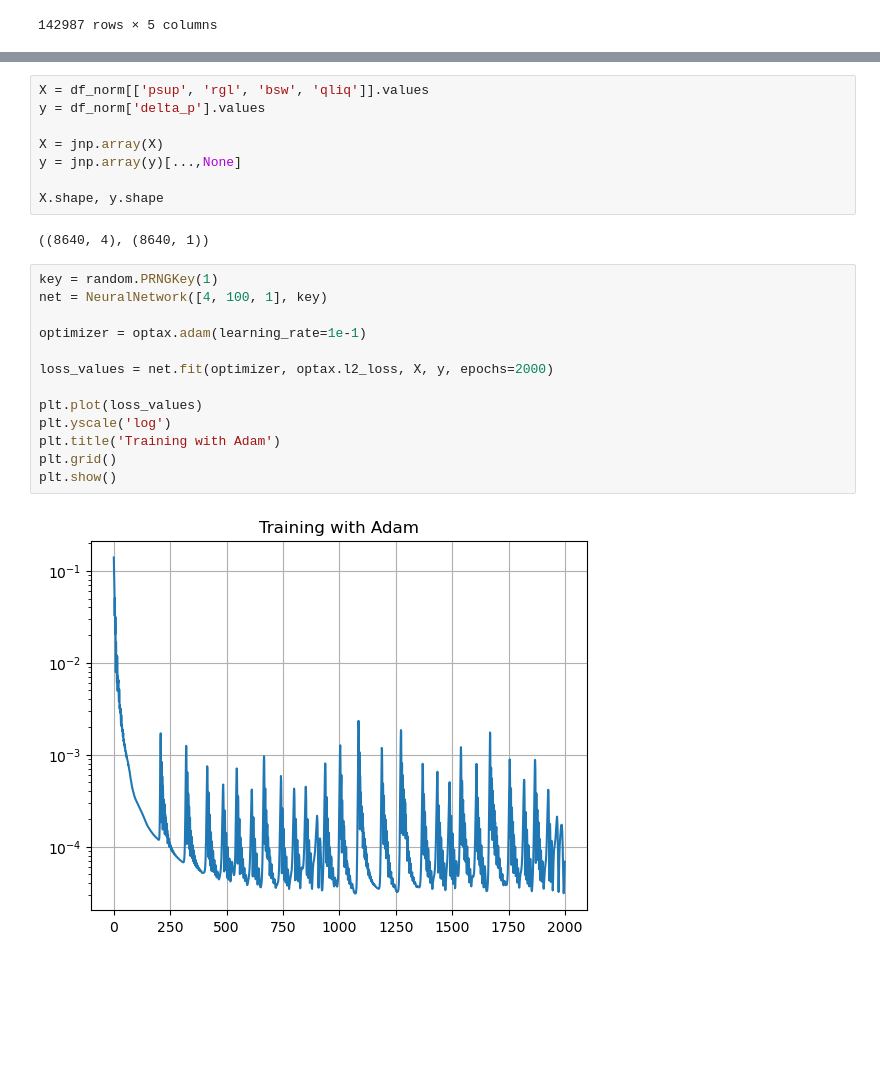
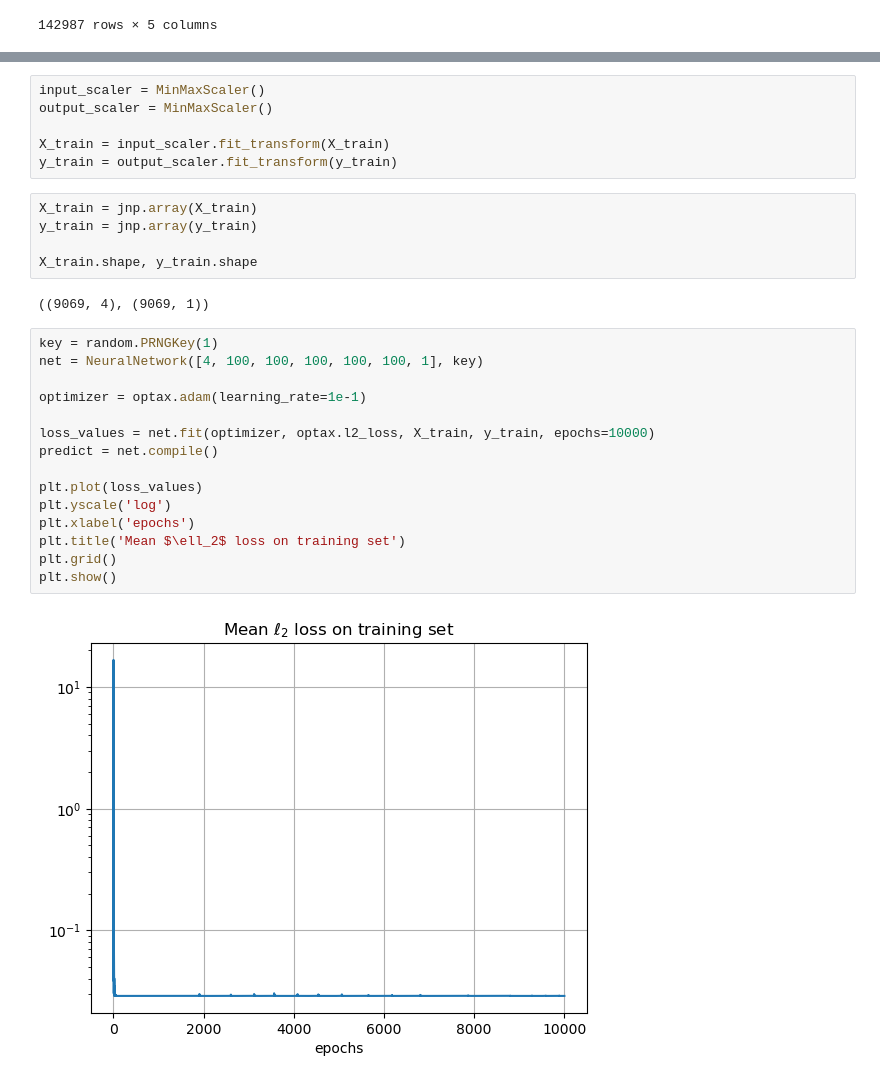
Before and after one commit to brunompacheco/relu-or-pwl, a Jupyter notebook: main.ipynb, the cells around one changed output, grey strips where cells are left out. Cells and saved outputs as stored; diff of their text form; blank space fills up the shorter version.

Commit message:
train net on new riser data

```diff
--- a/main.ipynb
+++ b/main.ipynb
@@ -71,26 +45,31 @@ df_norm
-# %%
-X = df_norm[['psup', 'rgl', 'bsw', 'qliq']].values
-y = df_norm['delta_p'].values
-
-X = jnp.array(X)
-y = jnp.array(y)[...,None]
-
-X.shape, y.shape
-# %% [output]
-((8640, 4), (8640, 1))
+# %%
+input_scaler = MinMaxScaler()
+output_scaler = MinMaxScaler()
+
+X_train = input_scaler.fit_transform(X_train)
+y_train = output_scaler.fit_transform(y_train)
+# %%
+X_train = jnp.array(X_train)
+y_train = jnp.array(y_train)
+
+X_train.shape, y_train.shape
+# %% [output]
+((9069, 4), (9069, 1))
 # %%
 key = random.PRNGKey(1)
-net = NeuralNetwork([4, 100, 1], key)
+net = NeuralNetwork([4, 100, 100, 100, 100, 100, 1], key)
 
 optimizer = optax.adam(learning_rate=1e-1)
 
-loss_values = net.fit(optimizer, optax.l2_loss, X, y, epochs=2000)
+loss_values = net.fit(optimizer, optax.l2_loss, X_train, y_train, epochs=10000)
+predict = net.compile()
 
 plt.plot(loss_values)
 plt.yscale('log')
-plt.title('Training with Adam')
+plt.xlabel('epochs')
+plt.title('Mean $\ell_2$ loss on training set')
 plt.grid()
 plt.show()
 # %% [output]
-[figure, old version]
+[figure, new version]
 # %%
```
Also changed, not shown: parts of 13 cells of this notebook.
